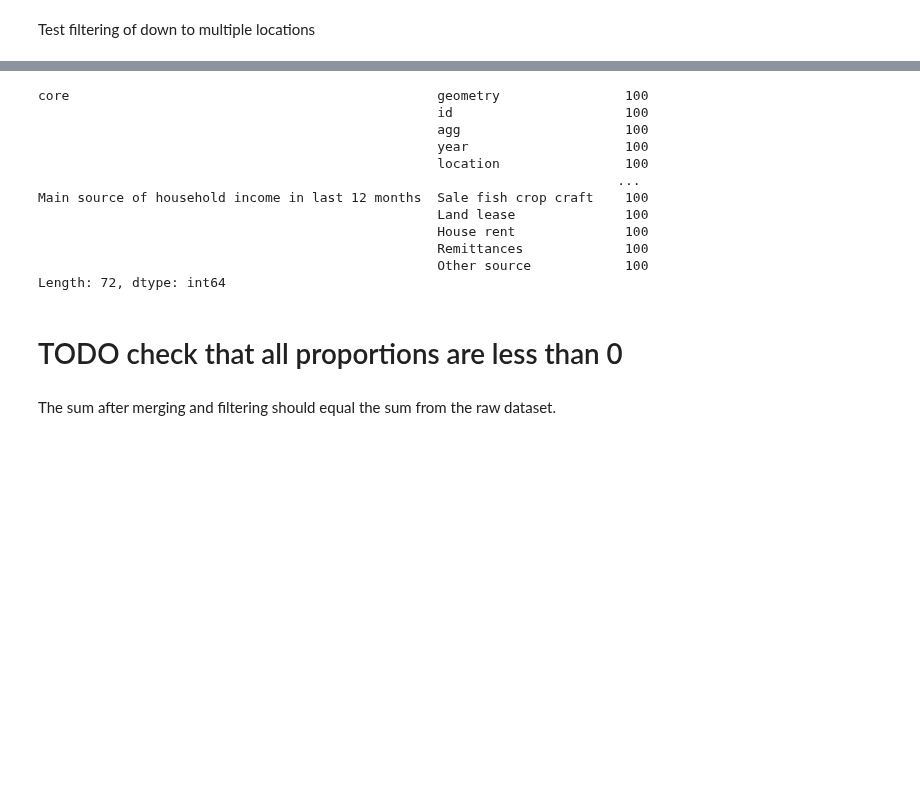
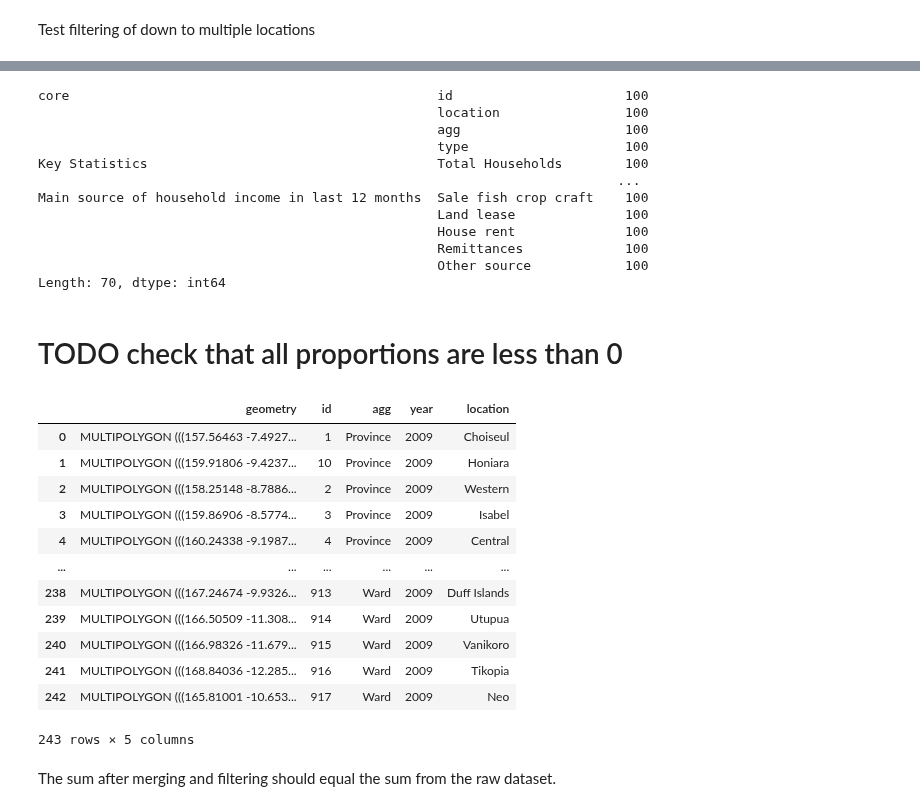
Before and after one commit to Gippers/SolomonIslandsDataMap, a Jupyter notebook: nbs/00_load_data.ipynb, the cells around one changed output, grey strips where cells are left out. Cells and saved outputs as stored; diff of their text form; code cells hidden in the pictures; blank space fills up the shorter version.

```diff
--- a/nbs/00_load_data.ipynb
+++ b/nbs/00_load_data.ipynb
@@ -808,25 +814,41 @@ sol_geo.get_df(geo_filter = 'Constituency', loc_filter=['Nggela', 'East AreAre']
 # Might need to wreite and equality function
 # %%
 # TODO should do a count check for the geojson similar to this
-sol_geo.geo_df[sol_geo.geo_df['core']['agg'] == 'Constituency'].count()
+sol_geo.census[sol_geo.census['core']['agg'] == 'Constituency'].count()
 # %% [output]
-core                                               geometry                100
-                                                   id                      100
+core                                               id                      100
+                                                   location                100
                                                    agg                     100
-                                                   year                    100
-                                                   location                100
+                                                   type                    100
+Key Statistics                                     Total Households        100
                                                                           ...
 Main source of household income in last 12 months  Sale fish crop craft    100
                                                    Land lease              100
                                                    House rent              100
                                                    Remittances             100
                                                    Other source            100
-Length: 72, dtype: int64
+Length: 70, dtype: int64
 # %% [markdown]
 # TODO check that all proportions are less than 0
 # %%
 # TODO filter and test equality?
 test = sol_geo.get_geojson(geo_filter = 'Ward')
+# %%
+sol_geo.geo
+# %% [output]
+|  | geometry | id | agg | year | location |
+| 0 | MULTIPOLYGON (((157.56463 -7.4927... | 1 | Province | 2009 | Choiseul |
+| 1 | MULTIPOLYGON (((159.91806 -9.4237... | 10 | Province | 2009 | Honiara |
+| 2 | MULTIPOLYGON (((158.25148 -8.7886... | 2 | Province | 2009 | Western |
+| 3 | MULTIPOLYGON (((159.86906 -8.5774... | 3 | Province | 2009 | Isabel |
+| 4 | MULTIPOLYGON (((160.24338 -9.1987... | 4 | Province | 2009 | Central |
+| ... | ... | ... | ... | ... | ... |
+| 238 | MULTIPOLYGON (((167.24674 -9.9326... | 913 | Ward | 2009 | Duff Islands |
+| 239 | MULTIPOLYGON (((166.50509 -11.308... | 914 | Ward | 2009 | Utupua |
+| 240 | MULTIPOLYGON (((166.98326 -11.679... | 915 | Ward | 2009 | Vanikoro |
+| 241 | MULTIPOLYGON (((168.84036 -12.285... | 916 | Ward | 2009 | Tikopia |
+| 242 | MULTIPOLYGON (((165.81001 -10.653... | 917 | Ward | 2009 | Neo |
+243 rows × 5 columns
 # %% [markdown]
 The sum after merging and filtering should equal the sum from the raw dataset.
 # %%
```
Also changed, not shown: parts of 7 cells of this notebook, 1 other file.
